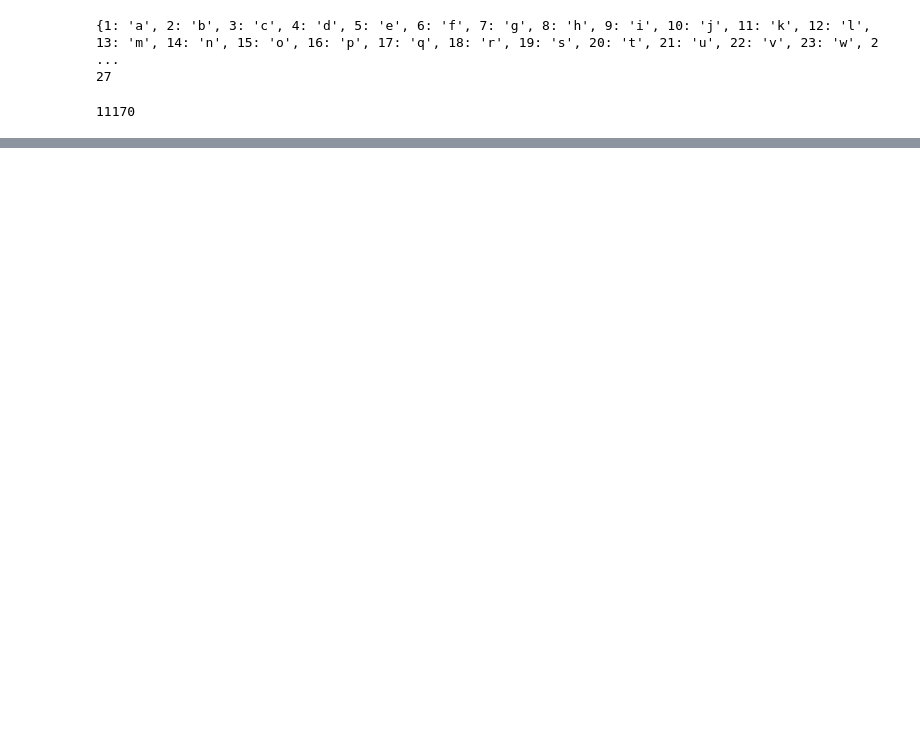
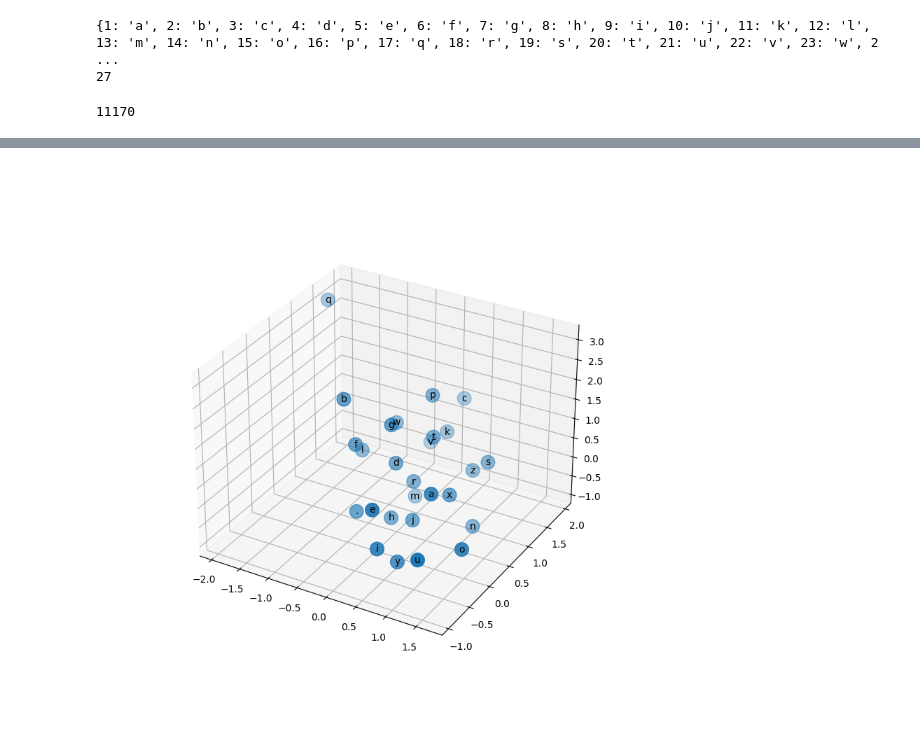
Before and after one commit to issagith/makemore, a Jupyter notebook: MLP/playground.ipynb, the cells around one changed output, grey strips where cells are left out. Cells and saved outputs as stored; diff of their text form; code cells hidden in the pictures; blank space fills up the shorter version.

```diff
--- a/MLP/playground.ipynb
+++ b/MLP/playground.ipynb
@@ -79,7 +79,7 @@ for i in range(n):
 
     # Forward pass
     emb = C[Xtr[ixs]]
-    h = torch.tanh(emb.view(-1,block_size*emb_dim) @ W1 + b1)
+    h = torch.tanh(emb.view(emb.shape[0], -1) @ W1 + b1)
     logits = h @ W2 + b2
     loss = F.cross_entropy(logits,Ytr[ixs])
 
@@ -121,13 +121,12 @@ test :  tensor(2.1295, grad_fn=<NllLossBackward0>)
 # %%
 import random
 
-# Définition des espaces de recherche
 nbr_neurons_choices = [128, 256, 512]
-emb_dim_choices = [4, 8, 12]
+emb_dim_choices = [3, 5, 7]
 block_size_choices = [3, 4, 5]
 
-n_trials = 5
-n_iter = 50000
+n_trials = 10
+n_iter = 1000000
 
 best_loss = float('inf')
 best_config = None
@@ -187,11 +186,12 @@ for trial in range(n_trials):
     # Meilleure configuration
     if dev_loss.item() < best_loss:
         best_loss = dev_loss.item()
-        best_config = {
+        best_random_config = {
             'nbr_neurons': nbr_neurons_trial,
             'emb_dim': emb_dim_trial,
             'block_size': block_size_trial,
             'dev_loss': best_loss,
+            'nbr_param': sum(p.nelement() for p in parameters_trial),
             'C': C_trial,
             'W1': W1_trial,
             'b1': b1_trial,
@@ -199,5 +199,5 @@ for trial in range(n_trials):
             'b2': b2_trial,
         }
 
-print("Best configuration:", best_config)
+print("Best configuration:", best_random_config)
 # %% [output]
@@ -220,0 +299,14 @@ Best configuration: {'lr': 0.01, 'nbr_neurons': 128, 'emb_dim': 8, 'block_size':
+# %%
+%matplotlib widget
+
+C = best_config["C"]
+
+fig = plt.figure(figsize=(8,8))
+ax = fig.add_subplot(111, projection='3d')
+ax.scatter(C[:,0].data, C[:,1].data, C[:,2].data, s=200)
+for i in range(C.shape[0]):
+    ax.text(C[i,0].item(), C[i,1].item(), C[i,2].item(), itos[i],
+            ha='center', va='center', color='black')
+plt.show()
+# %% [output]
+[figure, added]
```
Also changed, not shown: parts of 16 cells of this notebook, 2 other files.
